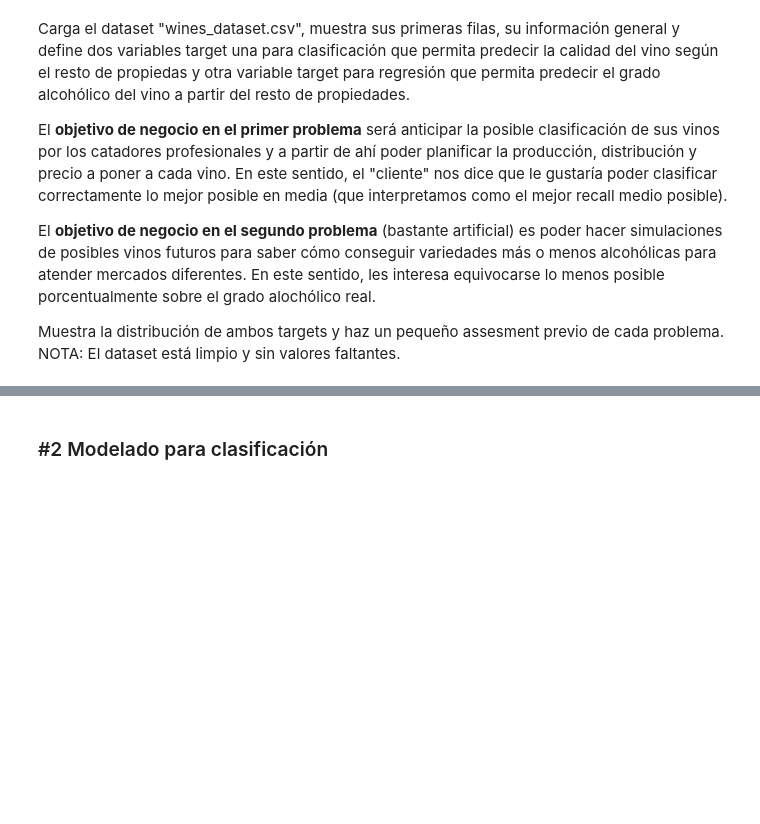
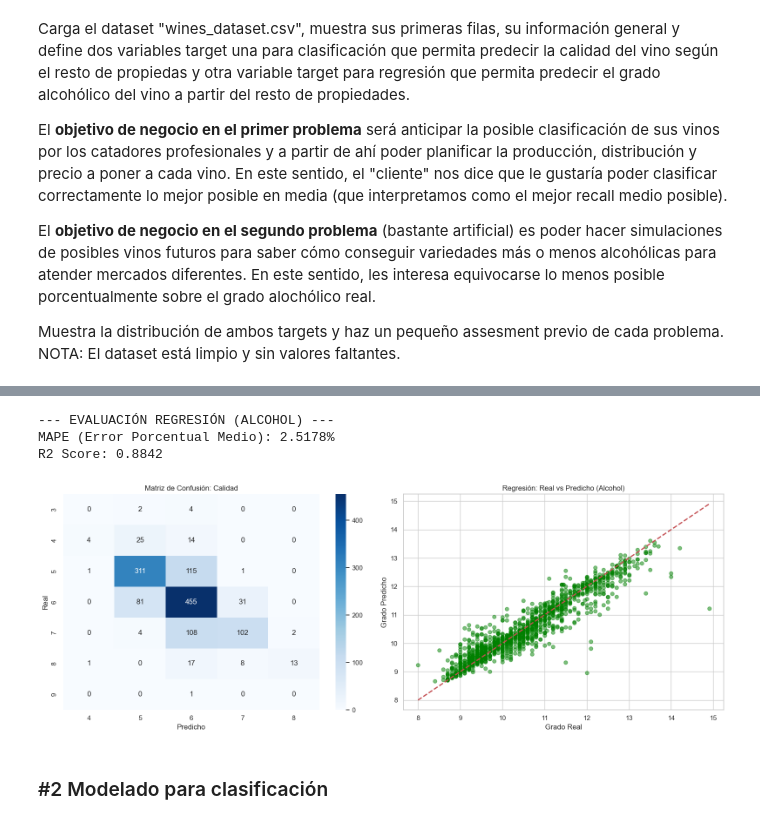
Before and after one commit to danmascarilla/ONLINE_DS_THEBRIDGE_DaniMascarilla, a Jupyter notebook: Sprint 12 - Modelos Supervisados III – Otros Modelos y Repaso/Unidad 2/Practica Obligatoria/18_Practica_Obligatoria_Repaso_Supervisado.ipynb, the cells around one changed output, grey strips where cells are left out. Cells and saved outputs as stored; diff of their text form; code cells hidden in the pictures; blank space fills up the shorter version.

```diff
--- a/Sprint 12 - Modelos Supervisados III – Otros Modelos y Repaso/Unidad 2/Practica Obligatoria/18_Practica_Obligatoria_Repaso_Supervisado.ipynb
+++ b/Sprint 12 - Modelos Supervisados III – Otros Modelos y Repaso/Unidad 2/Practica Obligatoria/18_Practica_Obligatoria_Repaso_Supervisado.ipynb
@@ -40,0 +114,14 @@ Muestra la distribución de ambos targets y haz un pequeño assesment previo de
+# %%
+clf_model = RandomForestClassifier(
+    n_estimators=300,
+    class_weight='balanced',
+    random_state=42,
+    max_depth=None,
+    min_samples_leaf=2
+)
+clf_model.fit(X_train_c, y_train_c)
+y_pred_c = clf_model.predict(X_test_c)
+
+print("EVALUACIÓN CLASIFICACIÓN (QUALITY)")
+print(classification_report(y_test_c, y_pred_c, zero_division=0))
+print(f"Balanced Accuracy (Recall Medio): {balanced_accuracy_score(y_test_c, y_pred_c):.4f}")
@@ -41,3 +145,36 @@ Muestra la distribución de ambos targets y haz un pequeño assesment previo de
+# %%
+reg_model = RandomForestRegressor(n_estimators=100, random_state=42)
+reg_model.fit(X_train_r, y_train_r)
+
+y_pred_r = reg_model.predict(X_test_r)
+
+mape = mean_absolute_percentage_error(y_test_r, y_pred_r)
+r2 = r2_score(y_test_r, y_pred_r)
+
+print("EVALUACIÓN REGRESIÓN (ALCOHOL)")
+print(f"MAPE (Error Porcentual Medio): {mape:.4%}")
+print(f"R2 Score: {r2:.4f}")
+# %% [output]
+--- EVALUACIÓN REGRESIÓN (ALCOHOL) ---
+MAPE (Error Porcentual Medio): 2.5178%
+R2 Score: 0.8842
+# %%
+fig, ax = plt.subplots(1, 2, figsize=(16, 6))
+
+confusion_matrix = pd.crosstab(y_test_c, y_pred_c, rownames=['Real'], colnames=['Predicho'])
+sns.heatmap(confusion_matrix, annot=True, fmt='d', cmap='Blues', ax=ax[0])
+ax[0].set_title('Matriz de Confusión: Calidad')
+
+ax[1].scatter(y_test_r, y_pred_r, alpha=0.5, color='green')
+ax[1].plot([y_test_r.min(), y_test_r.max()], [y_test_r.min(), y_test_r.max()], 'r--', lw=2)
+ax[1].set_xlabel('Grado Real')
+ax[1].set_ylabel('Grado Predicho')
+ax[1].set_title('Regresión: Real vs Predicho (Alcohol)')
+
+plt.tight_layout()
+plt.show()
+# %% [output]
+[figure, added]
 # %% [markdown]
 ### #2 Modelado para clasificación
 # %% [markdown]
```
Also changed, not shown: parts of 11 cells of this notebook.
